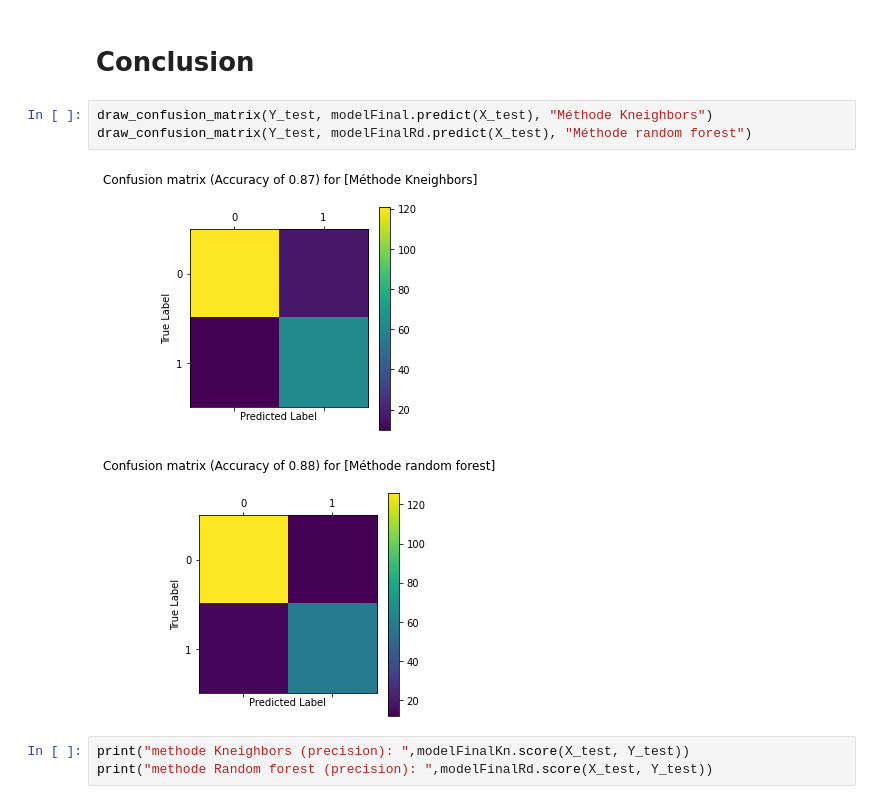
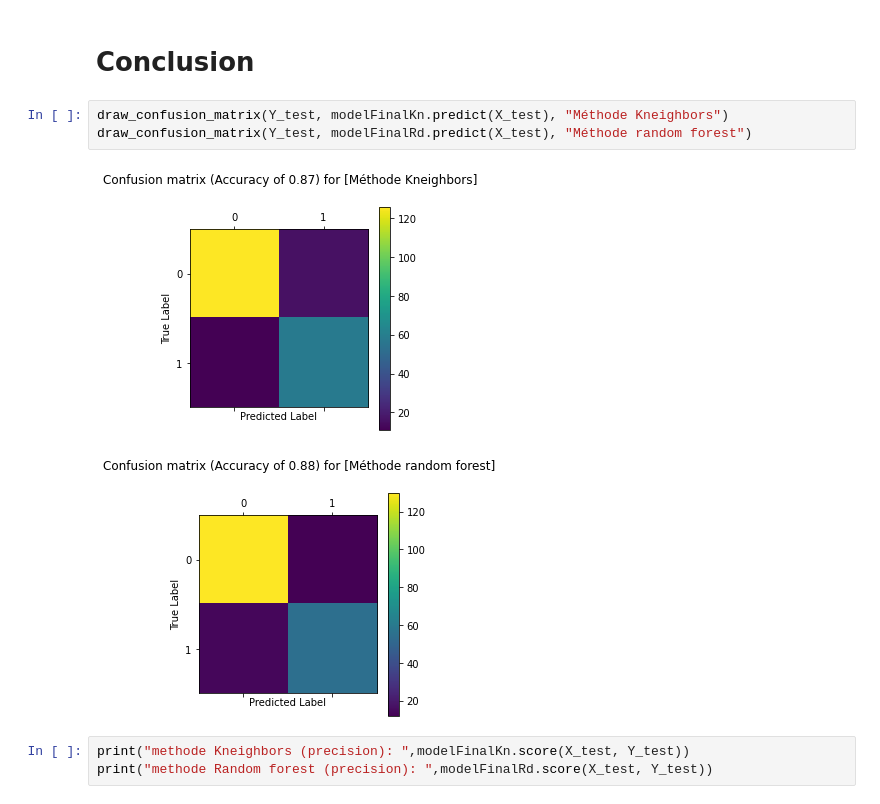
Before and after one commit to QuentinC12/PythonForData_QSAR_bio, a Jupyter notebook: Analyzis.ipynb, the cells around one changed output. Drawn from its saved outputs; the diff is of its cells as text.

```diff
--- a/Analyzis.ipynb
+++ b/Analyzis.ipynb
@@ -628,11 +627,11 @@ draw_confusion_matrix(Y_test, modelFinalRd.predict(X_test), "")
 # %% [markdown]
 # Conclusion
 # %%
-draw_confusion_matrix(Y_test, modelFinal.predict(X_test), "Méthode Kneighbors")
+draw_confusion_matrix(Y_test, modelFinalKn.predict(X_test), "Méthode Kneighbors")
 draw_confusion_matrix(Y_test, modelFinalRd.predict(X_test), "Méthode random forest")
 # %% [output]
-[figure, old version]
+[figure, new version]
-[figure, old version]
+[figure, new version]
 # %%
 print("methode Kneighbors (precision): ",modelFinalKn.score(X_test, Y_test))
 print("methode Random forest (precision): ",modelFinalRd.score(X_test, Y_test))
```
Also changed, not shown: parts of 28 cells of this notebook, 3 other files.
